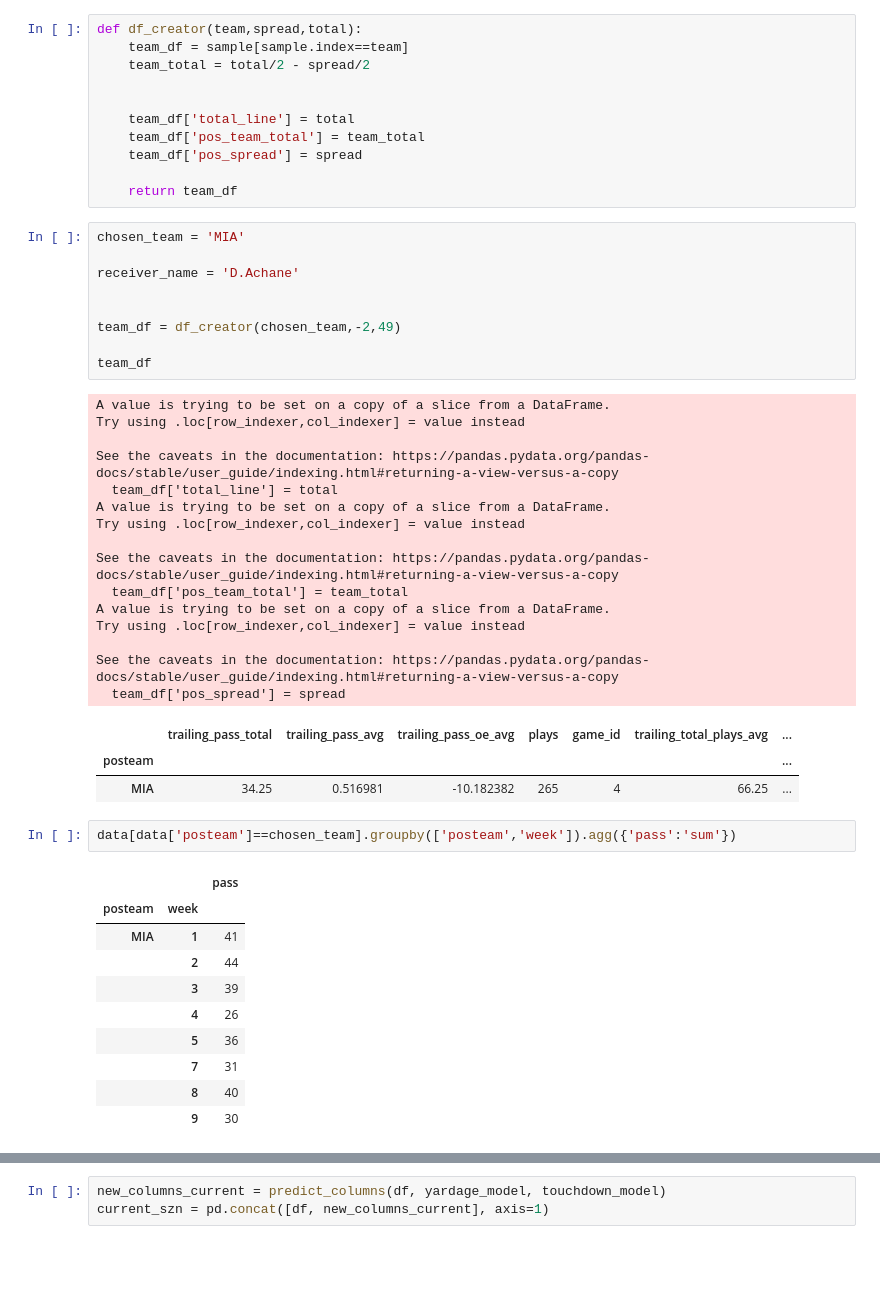
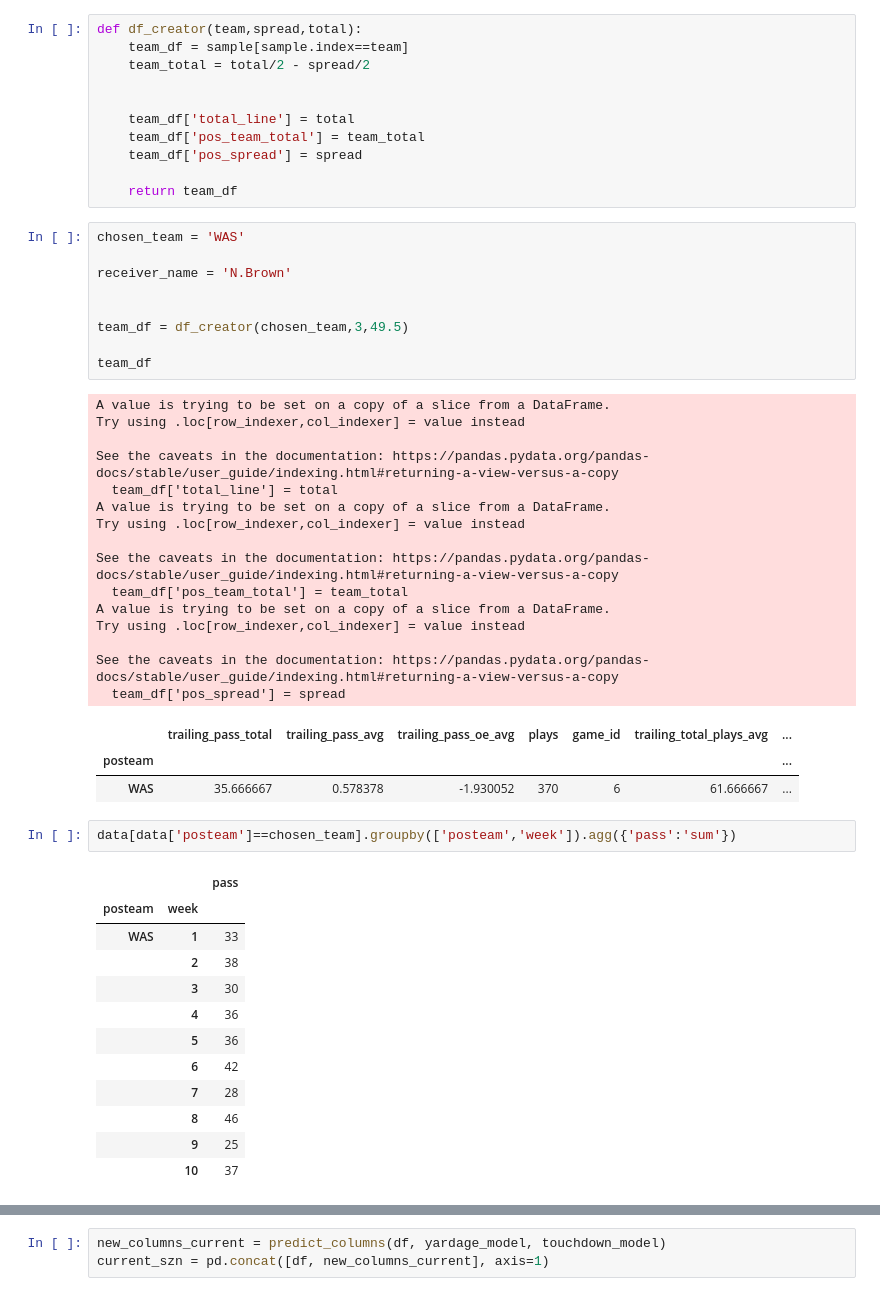
Before and after one commit to SalCacciatore/pro_football_analyzer, a Jupyter notebook: Receiving_Yards_Predictor/receiver_sim.ipynb, the cells around one changed output, grey strips where cells are left out. Cells and saved outputs as stored; diff of their text form; blank space fills up the shorter version.

```diff
--- a/Receiving_Yards_Predictor/receiver_sim.ipynb
+++ b/Receiving_Yards_Predictor/receiver_sim.ipynb
@@ -187,46 +187,48 @@ def df_creator(team,spread,total):
 
     return team_df
 # %%
-chosen_team = 'MIA'
+chosen_team = 'WAS'
 
-receiver_name = 'D.Achane'
+receiver_name = 'N.Brown'
 
 
-team_df = df_creator(chosen_team,-2,49)
+team_df = df_creator(chosen_team,3,49.5)
 
 team_df
 # %% [output]
 A value is trying to be set on a copy of a slice from a DataFrame.
 Try using .loc[row_indexer,col_indexer] = value instead
 
 See the caveats in the documentation: https://pandas.pydata.org/pandas-docs/stable/user_guide/indexing.html#returning-a-view-versus-a-copy
   team_df['total_line'] = total
 A value is trying to be set on a copy of a slice from a DataFrame.
 Try using .loc[row_indexer,col_indexer] = value instead
 
 See the caveats in the documentation: https://pandas.pydata.org/pandas-docs/stable/user_guide/indexing.html#returning-a-view-versus-a-copy
   team_df['pos_team_total'] = team_total
 A value is trying to be set on a copy of a slice from a DataFrame.
 Try using .loc[row_indexer,col_indexer] = value instead
 
 See the caveats in the documentation: https://pandas.pydata.org/pandas-docs/stable/user_guide/indexing.html#returning-a-view-versus-a-copy
   team_df['pos_spread'] = spread
 |  | trailing_pass_total | trailing_pass_avg | trailing_pass_oe_avg | plays | game_id | trailing_total_plays_avg | ... |
 | posteam |  |  |  |  |  |  | ... |
-| MIA | 34.25 | 0.516981 | -10.182382 | 265 | 4 | 66.25 | ... |
+| WAS | 35.666667 | 0.578378 | -1.930052 | 370 | 6 | 61.666667 | ... |
 # %%
 data[data['posteam']==chosen_team].groupby(['posteam','week']).agg({'pass':'sum'})
 # %% [output]
 |  |  | pass |
 | posteam | week |  |
-| MIA | 1 | 41 |
-|  | 2 | 44 |
-|  | 3 | 39 |
-|  | 4 | 26 |
+| WAS | 1 | 33 |
+|  | 2 | 38 |
+|  | 3 | 30 |
+|  | 4 | 36 |
 |  | 5 | 36 |
-|  | 7 | 31 |
-|  | 8 | 40 |
-|  | 9 | 30 |
+|  | 6 | 42 |
+|  | 7 | 28 |
+|  | 8 | 46 |
+|  | 9 | 25 |
+|  | 10 | 37 |
 # %%
 data[data['posteam']==chosen_team].groupby(['posteam','week']).agg({'pass':'sum'})['pass'].mean()
 # %% [output]
```
Also changed, not shown: parts of 10 cells of this notebook, 1 other file.
